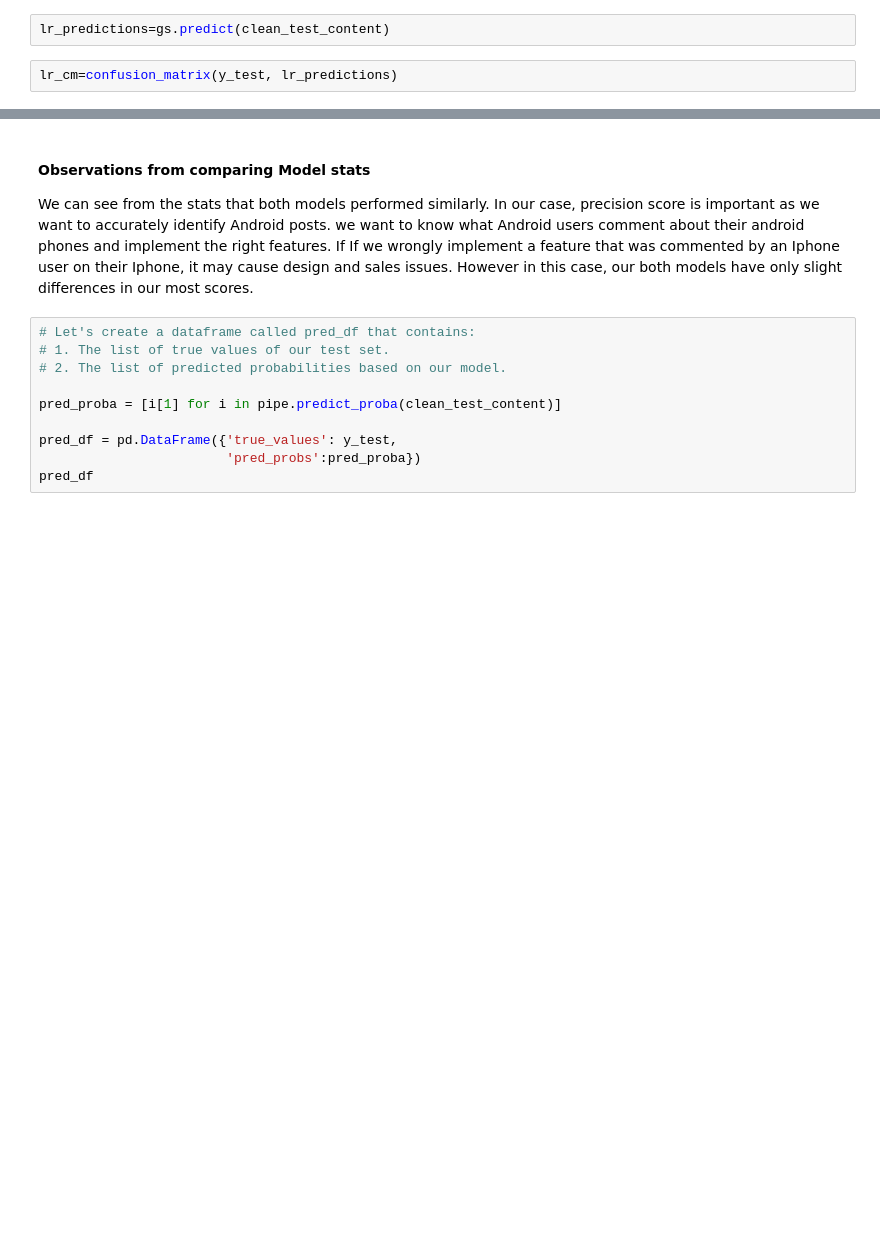
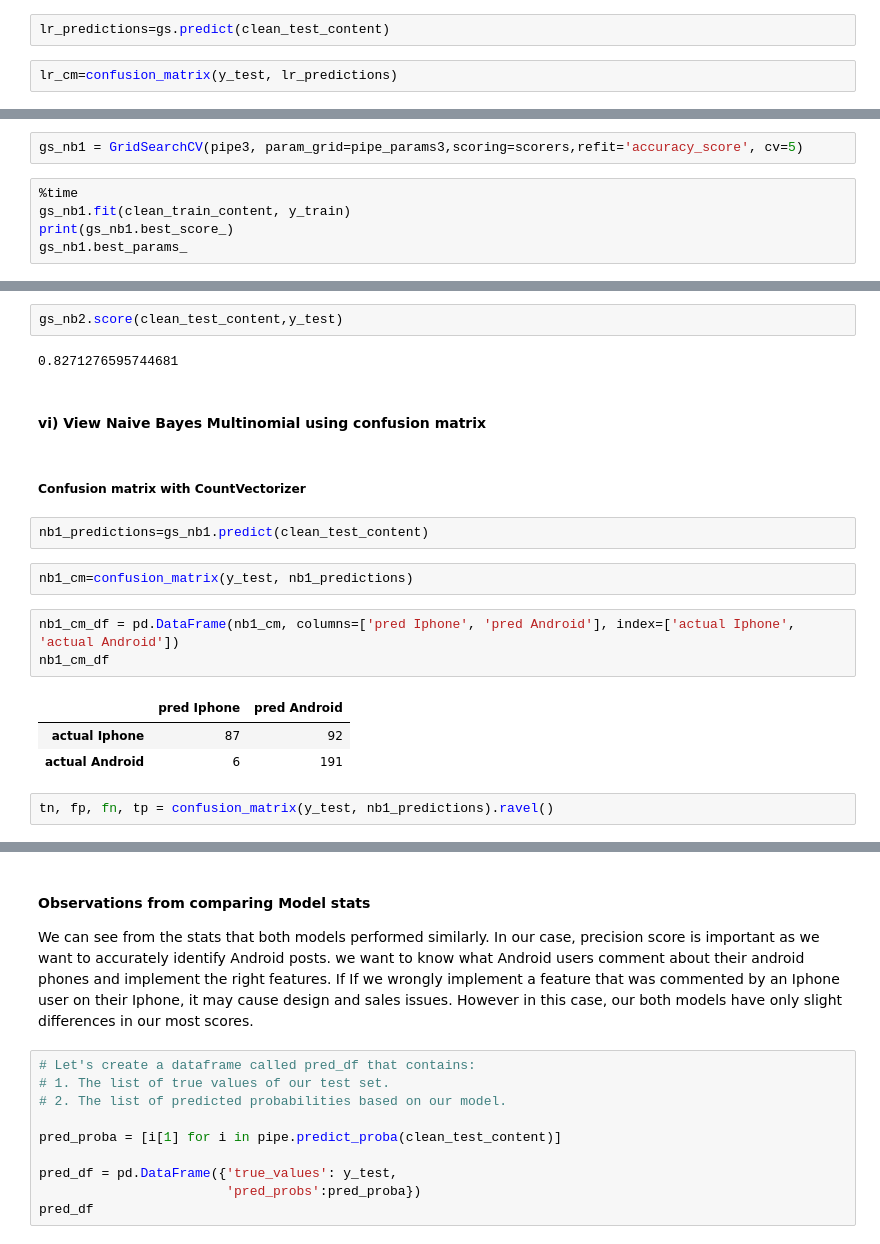
Before and after one commit to liJiansheng/DSI12Projects, a Jupyter notebook: Project_3/Project_3.ipynb, the cells around one changed output, grey strips where cells are left out. Drawn from its saved outputs; the diff is of its cells as text; blank space fills up the shorter version.

```diff
--- a/Project_3/Project_3.ipynb
+++ b/Project_3/Project_3.ipynb
@@ -395,0 +435,7 @@ tn, fp, fn, tp = confusion_matrix(y_test, nb_predictions).ravel()
+# %%
+gs_nb1 = GridSearchCV(pipe3, param_grid=pipe_params3,scoring=scorers,refit='accuracy_score', cv=5)
+# %%
+%time
+gs_nb1.fit(clean_train_content, y_train)
+print(gs_nb1.best_score_)
+gs_nb1.best_params_
@@ -396,3 +506,24 @@ tn, fp, fn, tp = confusion_matrix(y_test, nb_predictions).ravel()
+# %%
+gs_nb2.score(clean_test_content,y_test)
+# %% [output]
+0.8271276595744681
+# %% [markdown]
+#### vi) View Naive Bayes Multinomial using confusion matrix
+# %% [markdown]
+##### Confusion matrix with CountVectorizer
+# %%
+nb1_predictions=gs_nb1.predict(clean_test_content)
+# %%
+nb1_cm=confusion_matrix(y_test, nb1_predictions)
+# %%
+nb1_cm_df = pd.DataFrame(nb1_cm, columns=['pred Iphone', 'pred Android'], index=['actual Iphone', 'actual Android'])
+nb1_cm_df
+# %% [output]
+|  | pred Iphone | pred Android |
+| actual Iphone | 87 | 92 |
+| actual Android | 6 | 191 |
+# %%
+tn, fp, fn, tp = confusion_matrix(y_test, nb1_predictions).ravel()
 # %%
 print("True Negatives: %s" % tn)
 print("False Positives: %s" % fp)
```
Also changed, not shown: parts of 65 cells of this notebook.
